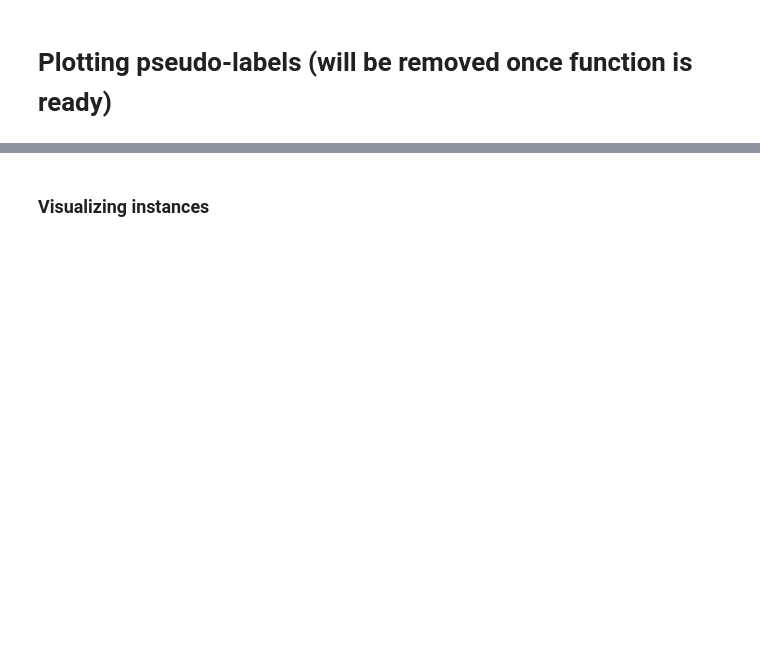
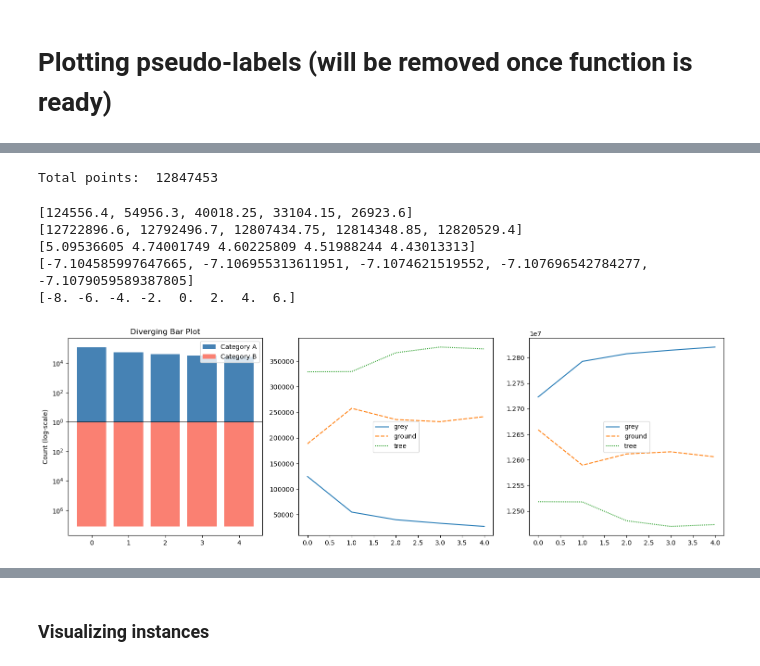
Before and after one commit to destoswa/PDM, a Jupyter notebook: notebooks/08_temp_ntb.ipynb, the cells around one changed output, grey strips where cells are left out. Drawn from its saved outputs; the diff is of its cells as text; code cells hidden in the pictures; blank space fills up the shorter version.

Commit message:
load from existing and remove hanging points

```diff
--- a/notebooks/08_temp_ntb.ipynb
+++ b/notebooks/08_temp_ntb.ipynb
@@ -112,6 +87,69 @@ for num_loop in count_sem.keys():
         count_sem_agg[cat].append(np.mean([tile_val for tile_val in count_sem[num_loop].values()], axis=0)[id_cat])
         change_from_previous_agg[cat].append(np.mean([tile_val for tile_val in change_from_previous[num_loop].values()], axis=0)[id_cat])
         total_not_change_agg[cat].append(np.mean([tile_val for tile_val in total_not_change[num_loop].values()], axis=0)[id_cat])
+# %%
+# total points
+total_points = 0
+list_tiles = [x for x in os.listdir(os.path.join(data_folder, "pseudo_labels")) if x.endswith('.laz')]
+for tile_src in list_tiles:
+        tile = laspy.read(os.path.join(data_folder, "pseudo_labels", tile_src))
+        total_points += len(tile.points)
+print("Total points: ", total_points)
+count_sem_prop = {x:[] for x in count_sem_agg.keys()}
+count_sem_prop_inv = {x:[] for x in count_sem_agg.keys()}
+
+for key in count_sem_prop.keys():
+        # count_sem_prop[key] = [x / total_points * 100 for x in count_sem_agg[key]]
+        # count_sem_prop_inv[key] = [100 - x / total_points * 100 for x in count_sem_agg[key]]
+        count_sem_prop[key] = [x for x in count_sem_agg[key]]
+        count_sem_prop_inv[key] = [total_points - x for x in count_sem_agg[key]]
+# %% [output]
+Total points:  12847453
+# %%
+# Example data
+labels = ['Item 1', 'Item 2', 'Item 3']
+# above = [0.7, 0.4, 0.6]   # e.g., % of category A
+# below = [0.3, 0.6, 0.4]   # e.g., % of category B
+above = count_sem_prop['grey']
+below = count_sem_prop_inv['grey']
+
+# x = np.arange(len(labels))
+x = np.arange(len(count_sem_prop['grey']))
+
+# above = [2, 0.5, 3]
+# below = [100 - x for x in above]
+# x = np.arange(len(above))
+fig, ax = plt.subplots(1,3, figsize=(15, 5))
+print(above)
+print(below)
+print(np.log10(above))
+print([-np.log10(b) for b in below])
+# Plot the bars
+ax[0].bar(x, np.log10(above), label='Category A', color='steelblue')
+ax[0].bar(x, [-np.log10(b) for b in below], label='Category B',  color='salmon')
+
+# Customizing the plot
+ax[0].set_xticks(x)
+print(ax[0].get_yticks())
+# ax[0].set_ytickslables()
+ax[0].set_yticklabels([f"$10^{int(np.abs(x))}$" for x in ax[0].get_yticks()])
+ax[0].axhline(0, color='black', linewidth=0.8)
+ax[0].set_ylabel('Count (log-scale)')
+ax[0].set_title('Diverging Bar Plot')
+ax[0].legend()
+
+sns.lineplot(pd.DataFrame(count_sem_prop), ax=ax[1])
+sns.lineplot(pd.DataFrame(count_sem_prop_inv), ax=ax[2])
+
+plt.tight_layout()
+plt.show()
+# %% [output]
+[124556.4, 54956.3, 40018.25, 33104.15, 26923.6]
+[12722896.6, 12792496.7, 12807434.75, 12814348.85, 12820529.4]
+[5.09536605 4.74001749 4.60225809 4.51988244 4.43013313]
+[-7.104585997647665, -7.106955313611951, -7.1074621519552, -7.107696542784277, -7.1079059589387805]
+[-8. -6. -4. -2.  0.  2.  4.  6.]
+[figure, new version]
 # %%
 # visualizing semantic
 fig, axs = plt.subplots(2,2, figsize=(15,15))
```
Also changed, not shown: parts of 5 cells of this notebook, 5 other files.
